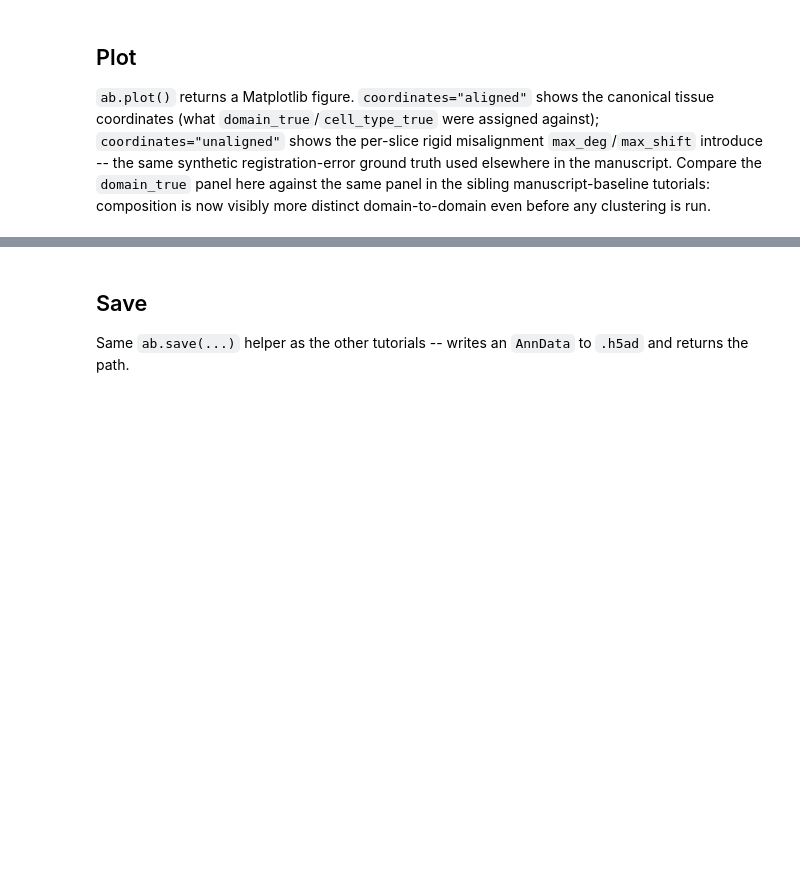
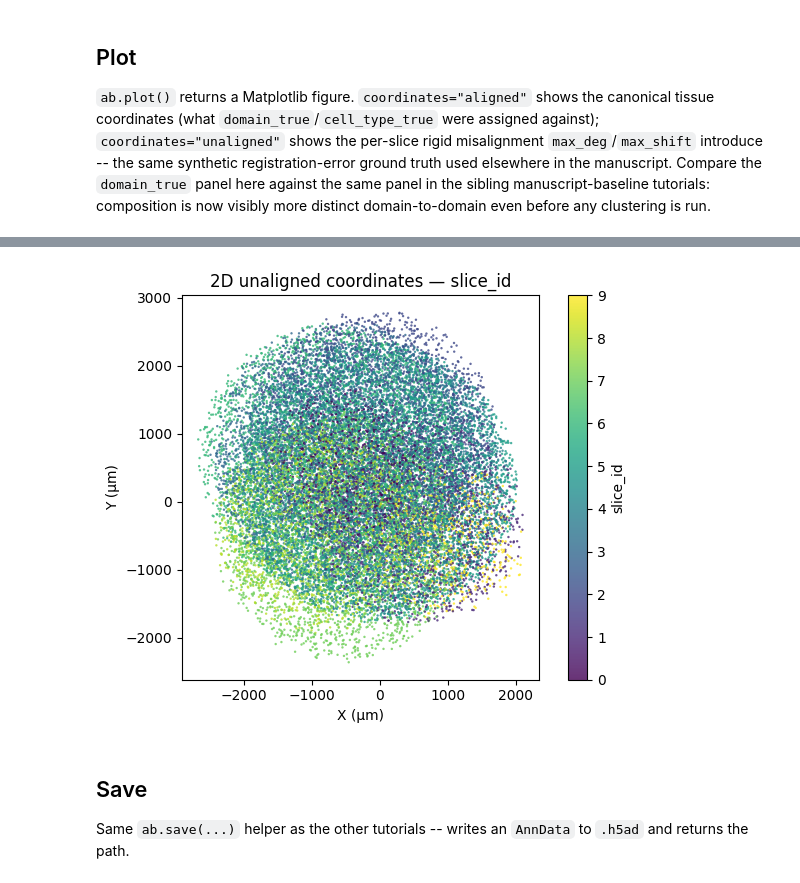
Before and after one commit to JanMatthias1/Albis, a Jupyter notebook: tutorial/strong_domain_mix_tutorial.ipynb, the cells around one changed output, grey strips where cells are left out. Drawn from its saved outputs; the diff is of its cells as text; code cells hidden in the pictures; blank space fills up the shorter version.

```diff
--- a/tutorial/strong_domain_mix_tutorial.ipynb
+++ b/tutorial/strong_domain_mix_tutorial.ipynb
@@ -246,6 +299,7 @@ fig
 # %%
 fig = ab.plot(adata_cell, view="2d", coordinates="unaligned", color="slice_id", point_size=3)
-fig
+# %% [output]
+[figure, added]
 # %% [markdown]
 ## Save
 
```
Also changed, not shown: parts of 31 cells of this notebook, 5 other files.
